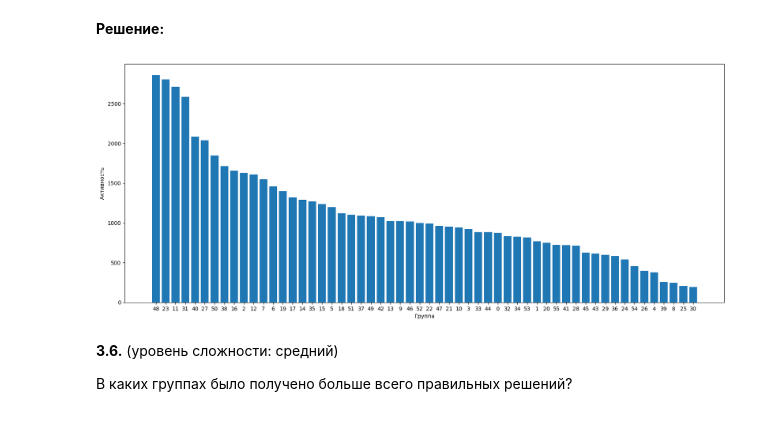
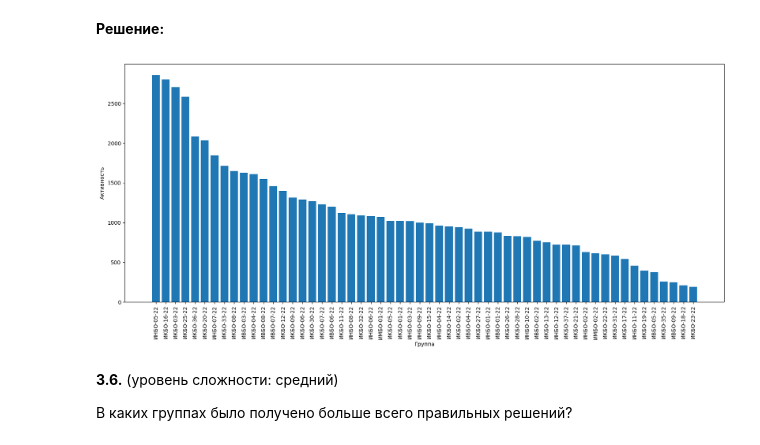
Before and after one commit to Gribbirg/python-practice, a Jupyter notebook: myworks/practice/pract3/sol3.ipynb, the cells around one changed output. Drawn from its saved outputs; the diff is of its cells as text; code cells hidden in the pictures.

````diff
--- a/myworks/practice/pract3/sol3.ipynb
+++ b/myworks/practice/pract3/sol3.ipynb
@@ -527,6 +536,7 @@ statuses = load_csv('statuses.csv')
 # О статусах см. https://github.com/kispython-ru/dta/blob/main/webapp/models.py#L44-L50
 ```
 # %%
+
 import matplotlib.pyplot as plt
 import csv
 import datetime
@@ -542,15 +552,22 @@ def load_csv(filename):
         return list(csv.reader(f, delimiter=','))
 
 
+# Сообщения, присланные в ЦАП.
 # id, task, variant, group, time
 messages = load_csv('../../../data/messages.csv')
 
-# id, message_id, time, status
+# Результаты проверок сообщений, присланных в ЦАП.
+# id, message, time, status
 checks = load_csv('../../../data/checks.csv')
 
+# Состояния задач ЦАП.
 # task, variant, group, time, status, achievements
 statuses = load_csv('../../../data/statuses.csv')
 
+# Таблица соответствия номеров групп и их названий.
+# id, title
+groups = load_csv('../../../data/groups.csv')
+
 # О статусах см. https://github.com/kispython-ru/dta/blob/main/webapp/models.py#L44-L50
 # %% [markdown]
 **3.1.** (уровень сложности: средний)
@@ -592,16 +609,17 @@ plt.show()
 # %% [markdown]
 **Решение:**
 # %%
-data = list(map(lambda x: x[3], messages))
+data = list(map(lambda x: groups[int(x[3])][1], messages))
 data = pd.Series(data).value_counts()
 
 plt.figure(figsize=(20, 8))
 plt.bar(data.index, data)
 plt.ylabel("Активность")
 plt.xlabel("Группа")
+plt.xticks(rotation=90)
 plt.show()
 # %% [output]
-[figure, old version]
+[figure, new version]
 # %% [markdown]
 **3.6.** (уровень сложности: средний)
 
````
Also changed, not shown: parts of 6 cells of this notebook.
